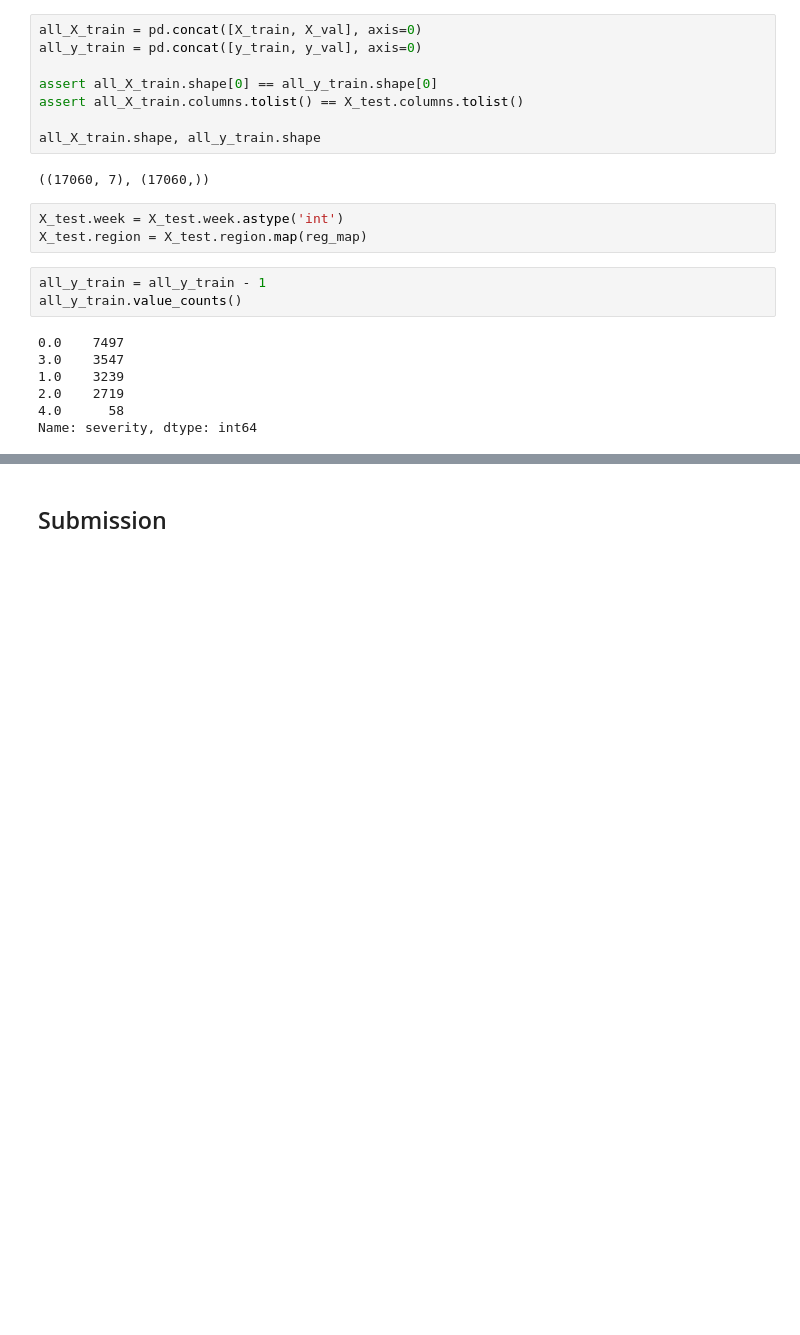
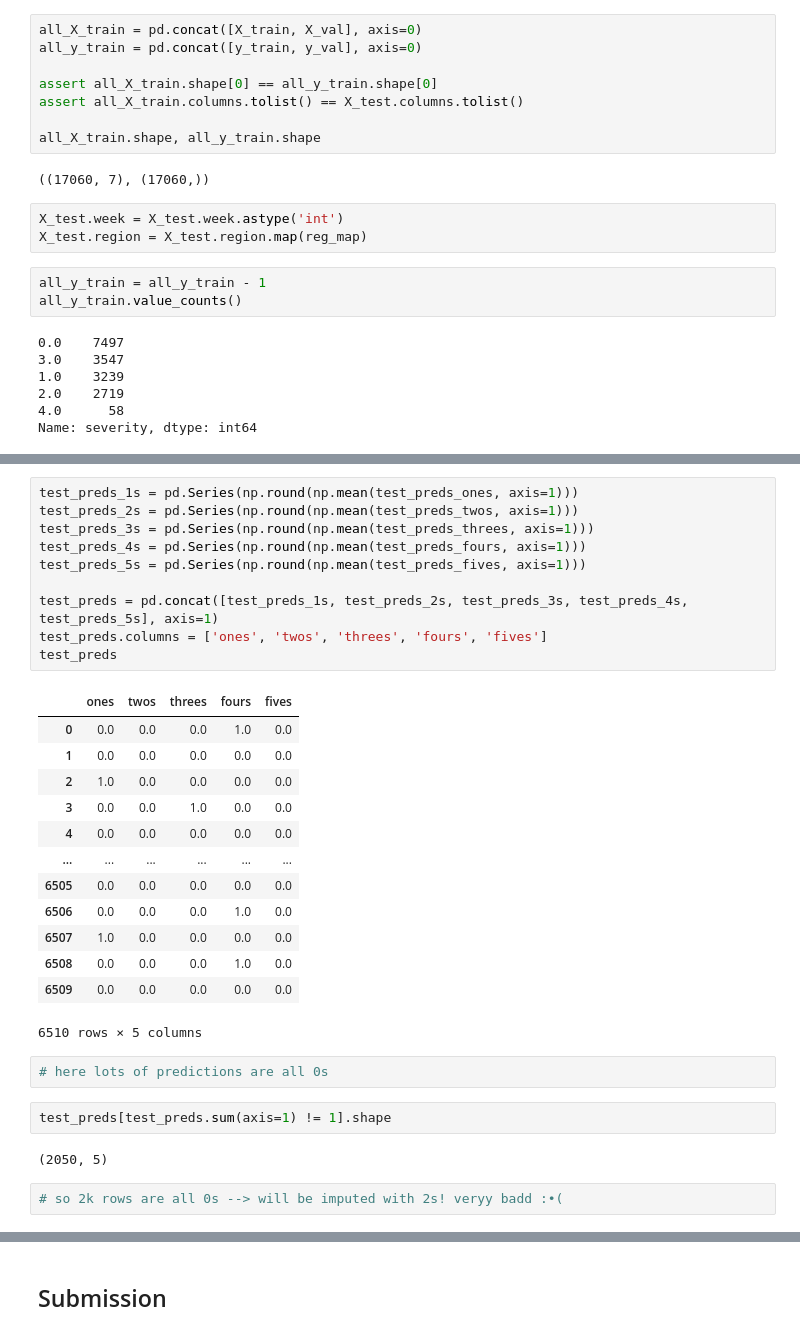
Before and after one commit to k-loki/Algal-bloom-Identification, a Jupyter notebook: notebooks/mt_data_again.ipynb, the cells around one changed output, grey strips where cells are left out. Cells and saved outputs as stored; diff of their text form; blank space fills up the shorter version.

```diff
--- a/notebooks/mt_data_again.ipynb
+++ b/notebooks/mt_data_again.ipynb
@@ -1311,0 +1409,32 @@ array([[3., 3., 3., ..., 3., 3., 3.],
+# %%
+test_preds_1s = pd.Series(np.round(np.mean(test_preds_ones, axis=1)))
+test_preds_2s = pd.Series(np.round(np.mean(test_preds_twos, axis=1)))
+test_preds_3s = pd.Series(np.round(np.mean(test_preds_threes, axis=1)))
+test_preds_4s = pd.Series(np.round(np.mean(test_preds_fours, axis=1)))
+test_preds_5s = pd.Series(np.round(np.mean(test_preds_fives, axis=1)))
+
+test_preds = pd.concat([test_preds_1s, test_preds_2s, test_preds_3s, test_preds_4s, test_preds_5s], axis=1)
+test_preds.columns = ['ones', 'twos', 'threes', 'fours', 'fives']
+test_preds
+# %% [output]
+|  | ones | twos | threes | fours | fives |
+| 0 | 0.0 | 0.0 | 0.0 | 1.0 | 0.0 |
+| 1 | 0.0 | 0.0 | 0.0 | 0.0 | 0.0 |
+| 2 | 1.0 | 0.0 | 0.0 | 0.0 | 0.0 |
+| 3 | 0.0 | 0.0 | 1.0 | 0.0 | 0.0 |
+| 4 | 0.0 | 0.0 | 0.0 | 0.0 | 0.0 |
+| ... | ... | ... | ... | ... | ... |
+| 6505 | 0.0 | 0.0 | 0.0 | 0.0 | 0.0 |
+| 6506 | 0.0 | 0.0 | 0.0 | 1.0 | 0.0 |
+| 6507 | 1.0 | 0.0 | 0.0 | 0.0 | 0.0 |
+| 6508 | 0.0 | 0.0 | 0.0 | 1.0 | 0.0 |
+| 6509 | 0.0 | 0.0 | 0.0 | 0.0 | 0.0 |
+6510 rows × 5 columns
+# %%
+# here lots of predictions are all 0s
+# %%
+test_preds[test_preds.sum(axis=1) != 1].shape
+# %% [output]
+(2050, 5)
+# %%
+# so 2k rows are all 0s --> will be imputed with 2s! veryy badd :•(
```
Also changed, not shown: parts of 26 cells of this notebook.
